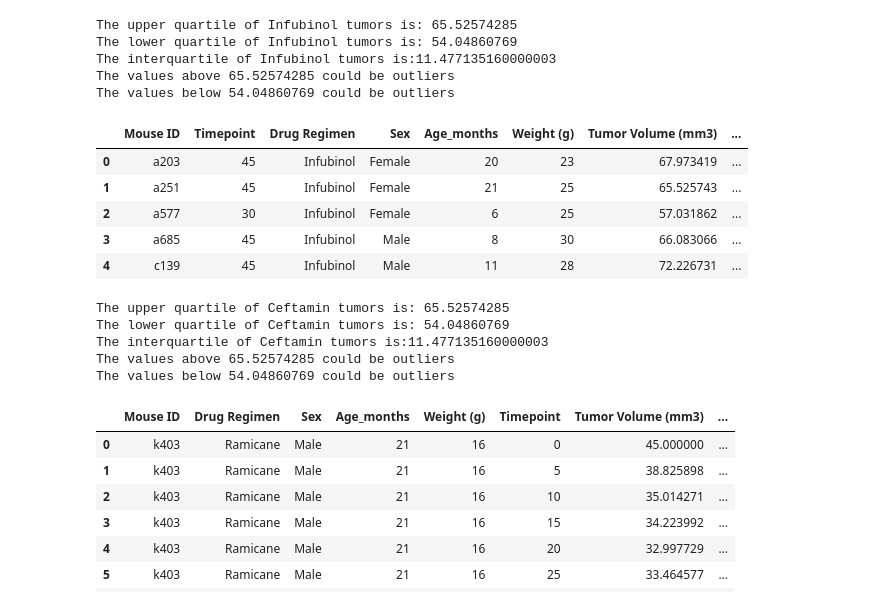
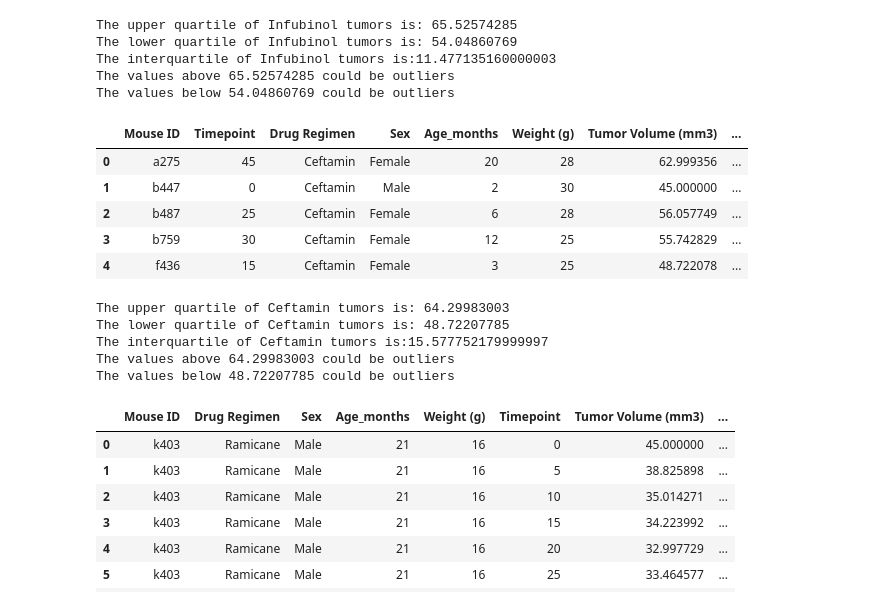
Before and after one commit to AdrianD1021/pymaceuticals, a Jupyter notebook: Starter_Code/Pymaceuticals/pymaceuticals_starter.ipynb, the cells around one changed output. Cells and saved outputs as stored; diff of their text form; code cells hidden in the pictures.

```diff
--- a/Starter_Code/Pymaceuticals/pymaceuticals_starter.ipynb
+++ b/Starter_Code/Pymaceuticals/pymaceuticals_starter.ipynb
@@ -328,20 +328,20 @@ The values below 54.04860769 could be outliers
 # %%
 #Ceftamin
 
-Ceftamin_final=Infubinol.groupby('Mouse ID').max()['Timepoint']
+Ceftamin_final=Ceftamin.groupby('Mouse ID').max()['Timepoint']
 Ceftamin_vol=pd.DataFrame(Ceftamin_final)
 
 # Merge this group df with the original DataFrame to get the tumor volume at the last timepoint
 
 Ceftamin_combined=pd.merge(Ceftamin_final,clean_dataframe,on=('Mouse ID','Timepoint'),how='left')
 Ceftamin_combined.head()
 # %% [output]
 |  | Mouse ID | Timepoint | Drug Regimen | Sex | Age_months | Weight (g) | Tumor Volume (mm3) | ... |
-| 0 | a203 | 45 | Infubinol | Female | 20 | 23 | 67.973419 | ... |
-| 1 | a251 | 45 | Infubinol | Female | 21 | 25 | 65.525743 | ... |
-| 2 | a577 | 30 | Infubinol | Female | 6 | 25 | 57.031862 | ... |
-| 3 | a685 | 45 | Infubinol | Male | 8 | 30 | 66.083066 | ... |
-| 4 | c139 | 45 | Infubinol | Male | 11 | 28 | 72.226731 | ... |
+| 0 | a275 | 45 | Ceftamin | Female | 20 | 28 | 62.999356 | ... |
+| 1 | b447 | 0 | Ceftamin | Male | 2 | 30 | 45.000000 | ... |
+| 2 | b487 | 25 | Ceftamin | Female | 6 | 28 | 56.057749 | ... |
+| 3 | b759 | 30 | Ceftamin | Female | 12 | 25 | 55.742829 | ... |
+| 4 | f436 | 15 | Ceftamin | Female | 3 | 25 | 48.722078 | ... |
 # %%
 Ceftamin_tumors=Ceftamin_combined['Tumor Volume (mm3)']
 
@@ -358,11 +358,11 @@ print(f'The interquartile of Ceftamin tumors is:{interquartile}')
 print(f'The values above {upper} could be outliers')
 print(f'The values below {lower} could be outliers')
 # %% [output]
-The upper quartile of Ceftamin tumors is: 65.52574285
-The lower quartile of Ceftamin tumors is: 54.04860769
-The interquartile of Ceftamin tumors is:11.477135160000003
-The values above 65.52574285 could be outliers
-The values below 54.04860769 could be outliers
+The upper quartile of Ceftamin tumors is: 64.29983003
+The lower quartile of Ceftamin tumors is: 48.72207785
+The interquartile of Ceftamin tumors is:15.577752179999997
+The values above 64.29983003 could be outliers
+The values below 48.72207785 could be outliers
 # %%
 # Put treatments into a list for for loop (and later for plot labels
 
```
Also changed, not shown: parts of 1 cell of this notebook.
